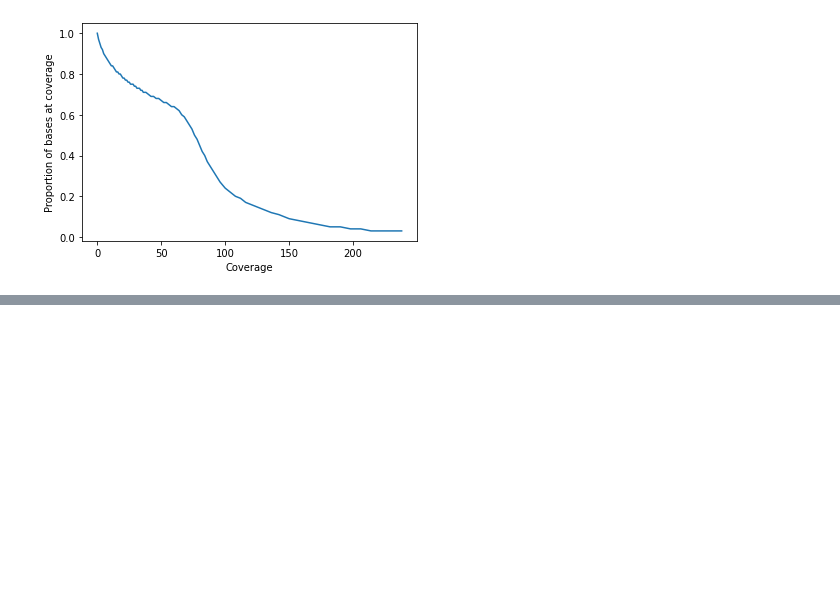
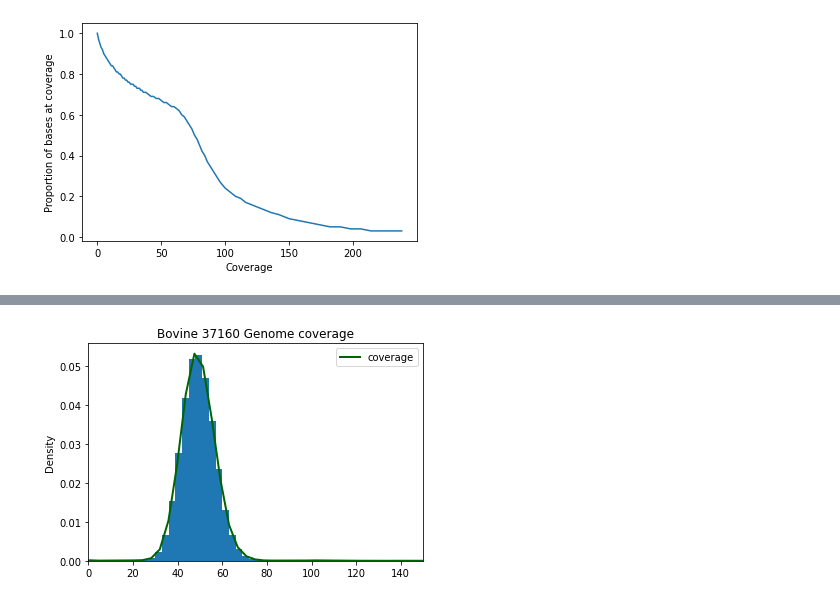
Before and after one commit to SeqOccin-SV/WorkPlanArnaud, a Jupyter notebook: Coverage.ipynb, the cells around one changed output, grey strips where cells are left out. Cells and saved outputs as stored; diff of their text form; code cells hidden in the pictures; blank space fills up the shorter version.

```diff
--- a/Coverage.ipynb
+++ b/Coverage.ipynb
@@ -68,0 +93,16 @@ tmp = ax.set_ylabel("Proportion of bases at coverage")
+# %%
+region = BedTool('1 0 100000000\n2 0 100000000', from_string=True)
+coverage = BedTool('bovine/depthofcoverage/bovine37160.regions.bed.gz')
+# %%
+subset = coverage.intersect(region)
+# %%
+x = [float(r[3]) for r in subset]
+dist = pd.DataFrame(x, columns=['coverage'])
+# %%
+fig, ax = plt.subplots()
+dist.plot.hist(density=True, ax=ax, bins=50, range=(0,150))
+dist.plot.kde(ax=ax, legend=False, title='Bovine 37160 Genome coverage', color="darkgreen",linewidth=2)
+ax.set_ylabel('Density')
+tmp = ax.set_xlim(0,150)
+# %% [output]
+[figure, added]
```
Also changed, not shown: parts of 5 cells of this notebook, 3 other files.
